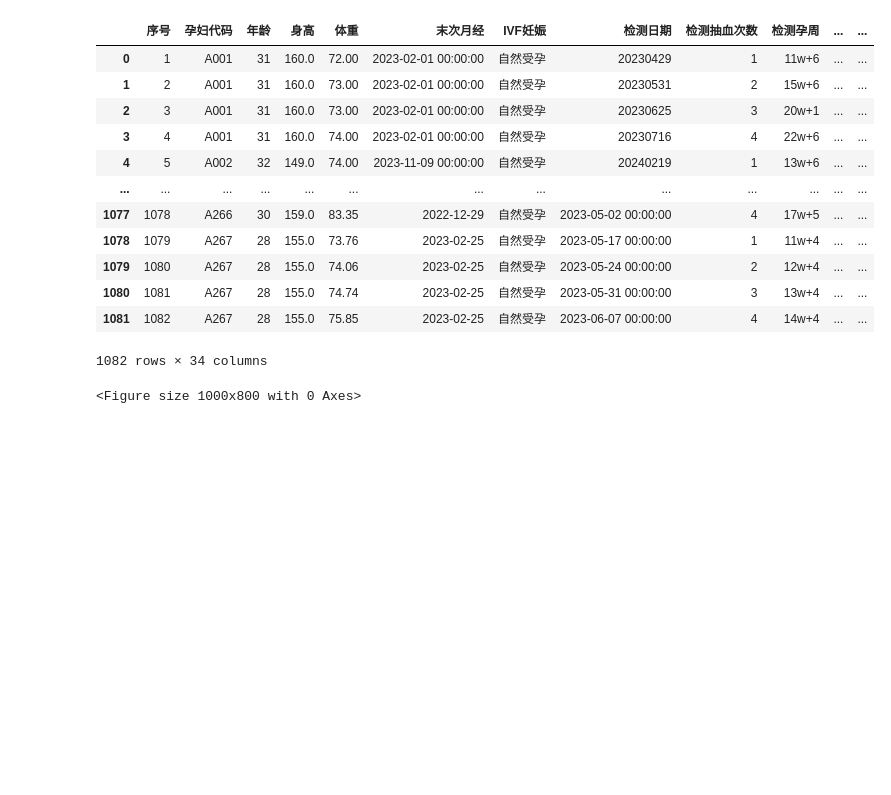
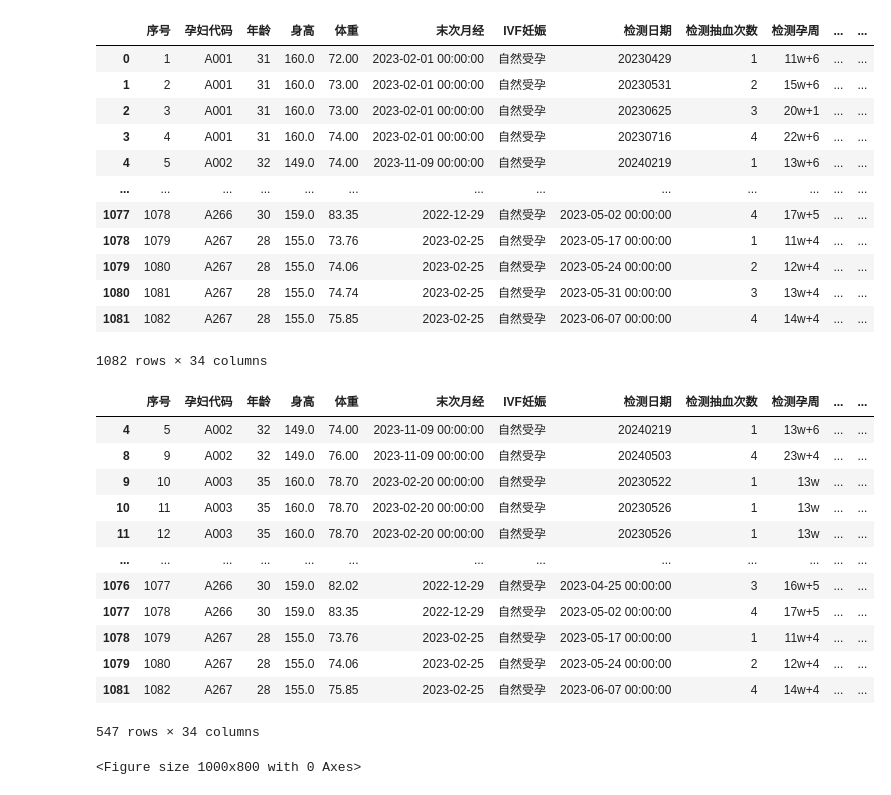
Before and after one commit to BoomberAsp/2025CUMCM, a Jupyter notebook: C.ipynb, the cells around one changed output. Saved outputs shown, nothing was run; the diff lists cells and outputs as text; code cells hidden in the pictures; blank space fills up the shorter version.

```diff
--- a/C.ipynb
+++ b/C.ipynb
@@ -24,12 +24,16 @@ data
 1082 rows × 31 columns
 # %%
 # 数据处理
+# 缺失值处理
+data.dropna(subset=['GC含量','Y染色体浓度','孕妇BMI'],how='any',inplace=True)
+data.reset_index(drop=True)
+
 # 异常值处理
 # GC含量在40%-60%
 data["GC值正常"] = data["GC含量"].between(0.4, 0.6, inclusive='both')
 
-# Y染色体浓度达到0.4
-data["Y染色体浓度正常"] = data["Y染色体浓度"] >= 0.4
+# Y染色体浓度达到0.04
+data["Y染色体浓度正常"] = data["Y染色体浓度"] >= 0.04
 
 # 新增怀孕时间（天）列
 def week2day(week: str):
@@ -71,6 +75,23 @@ data
 | 1080 | 1081 | A267 | 28 | 155.0 | 74.74 | 2023-02-25 | 自然受孕 | 2023-05-31 00:00:00 | 3 | 13w+4 | ... | ... |
 | 1081 | 1082 | A267 | 28 | 155.0 | 75.85 | 2023-02-25 | 自然受孕 | 2023-06-07 00:00:00 | 4 | 14w+4 | ... | ... |
 1082 rows × 34 columns
+# %%
+df = data.query('GC值正常 == True and Y染色体浓度正常 == True')
+df
+# %% [output]
+|  | 序号 | 孕妇代码 | 年龄 | 身高 | 体重 | 末次月经 | IVF妊娠 | 检测日期 | 检测抽血次数 | 检测孕周 | ... | ... |
+| 4 | 5 | A002 | 32 | 149.0 | 74.00 | 2023-11-09 00:00:00 | 自然受孕 | 20240219 | 1 | 13w+6 | ... | ... |
+| 8 | 9 | A002 | 32 | 149.0 | 76.00 | 2023-11-09 00:00:00 | 自然受孕 | 20240503 | 4 | 23w+4 | ... | ... |
+| 9 | 10 | A003 | 35 | 160.0 | 78.70 | 2023-02-20 00:00:00 | 自然受孕 | 20230522 | 1 | 13w | ... | ... |
+| 10 | 11 | A003 | 35 | 160.0 | 78.70 | 2023-02-20 00:00:00 | 自然受孕 | 20230526 | 1 | 13w | ... | ... |
+| 11 | 12 | A003 | 35 | 160.0 | 78.70 | 2023-02-20 00:00:00 | 自然受孕 | 20230526 | 1 | 13w | ... | ... |
+| ... | ... | ... | ... | ... | ... | ... | ... | ... | ... | ... | ... | ... |
+| 1076 | 1077 | A266 | 30 | 159.0 | 82.02 | 2022-12-29 | 自然受孕 | 2023-04-25 00:00:00 | 3 | 16w+5 | ... | ... |
+| 1077 | 1078 | A266 | 30 | 159.0 | 83.35 | 2022-12-29 | 自然受孕 | 2023-05-02 00:00:00 | 4 | 17w+5 | ... | ... |
+| 1078 | 1079 | A267 | 28 | 155.0 | 73.76 | 2023-02-25 | 自然受孕 | 2023-05-17 00:00:00 | 1 | 11w+4 | ... | ... |
+| 1079 | 1080 | A267 | 28 | 155.0 | 74.06 | 2023-02-25 | 自然受孕 | 2023-05-24 00:00:00 | 2 | 12w+4 | ... | ... |
+| 1081 | 1082 | A267 | 28 | 155.0 | 75.85 | 2023-02-25 | 自然受孕 | 2023-06-07 00:00:00 | 4 | 14w+4 | ... | ... |
+547 rows × 34 columns
 # %%
 # 绘制两个变量关系及其fit的函数
 def plot_scatter(data: pd.DataFrame, str1, str2):
```
